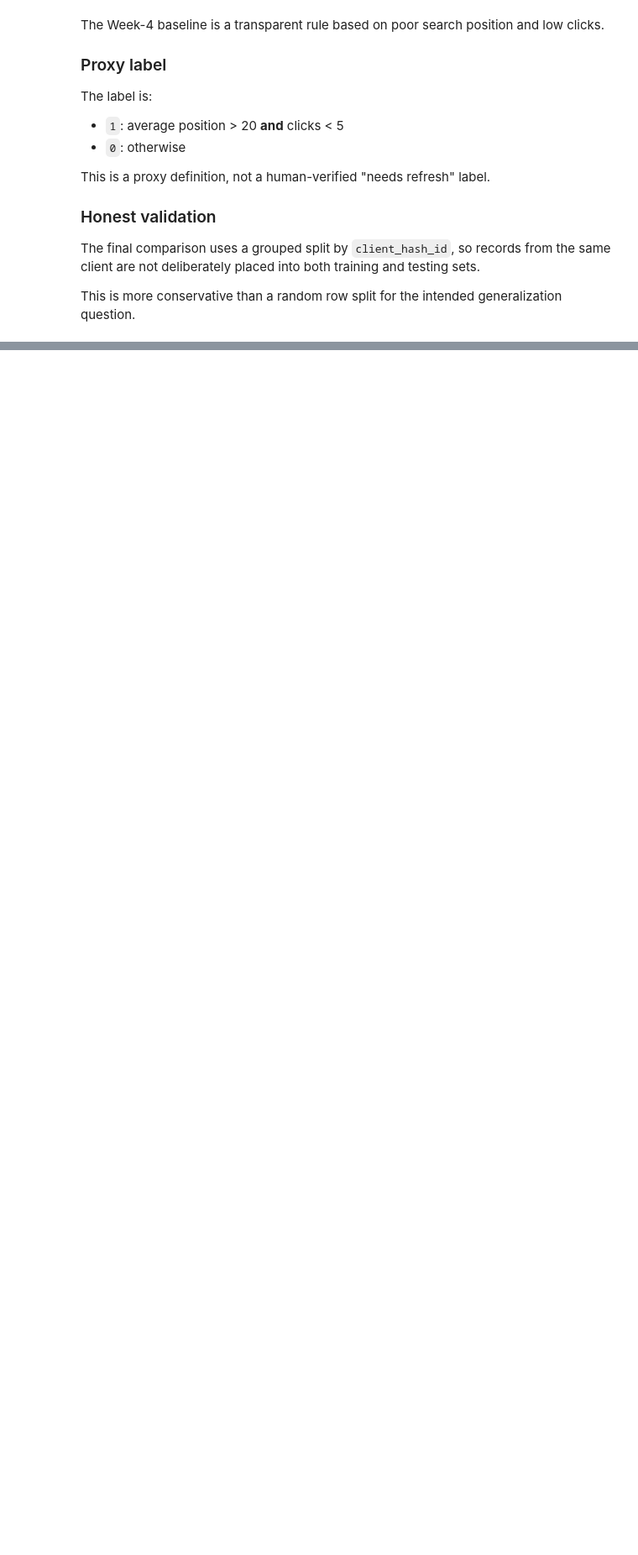
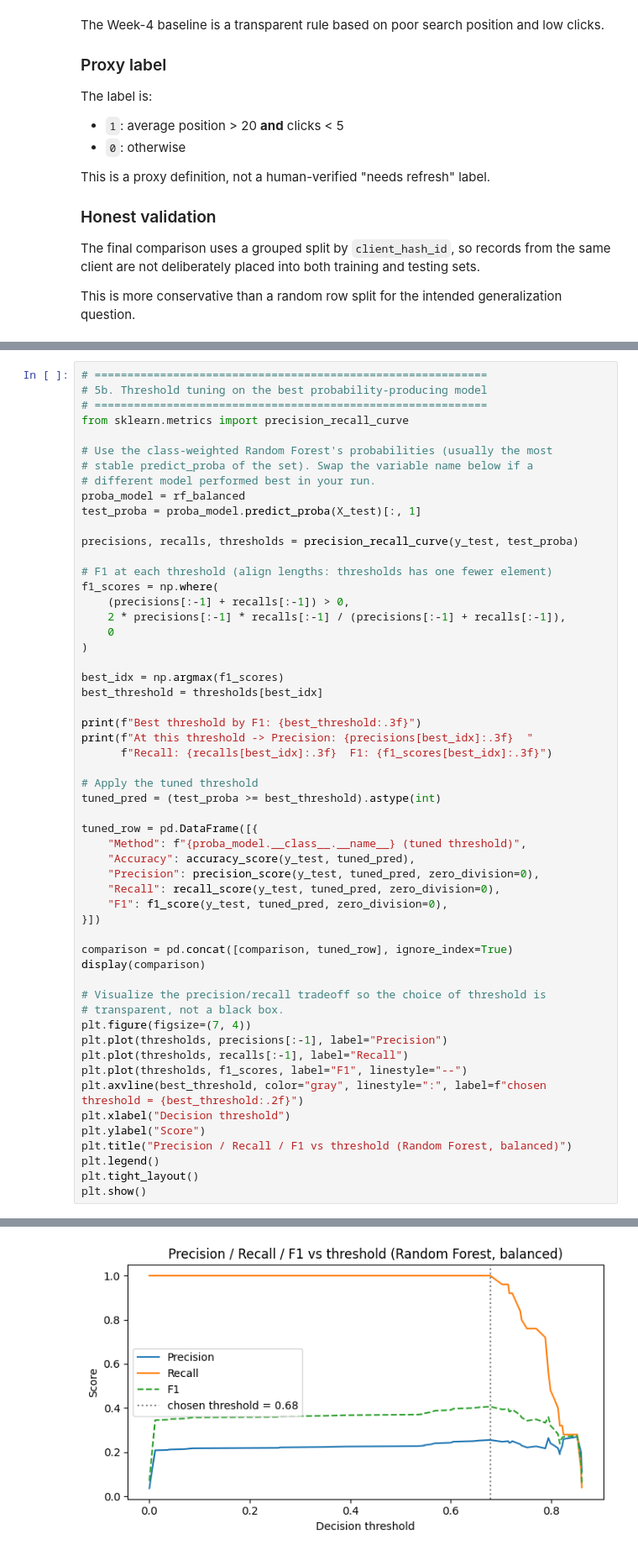
Before and after one commit to yasir-ansari951/flyrank-ml-internship, a Jupyter notebook: work/notebooks/capstone.ipynb, the cells around one changed output, grey strips where cells are left out. Shown at 84% size. Drawn from its saved outputs; the diff is of its cells as text; blank space fills up the shorter version.

```diff
--- a/work/notebooks/capstone.ipynb
+++ b/work/notebooks/capstone.ipynb
@@ -406,0 +450,56 @@ plt.show()
+# %%
+# ============================================================
+# 5b. Threshold tuning on the best probability-producing model
+# ============================================================
+from sklearn.metrics import precision_recall_curve
+
+# Use the class-weighted Random Forest's probabilities (usually the most
+# stable predict_proba of the set). Swap the variable name below if a
+# different model performed best in your run.
+proba_model = rf_balanced
+test_proba = proba_model.predict_proba(X_test)[:, 1]
+
+precisions, recalls, thresholds = precision_recall_curve(y_test, test_proba)
+
+# F1 at each threshold (align lengths: thresholds has one fewer element)
+f1_scores = np.where(
+    (precisions[:-1] + recalls[:-1]) > 0,
+    2 * precisions[:-1] * recalls[:-1] / (precisions[:-1] + recalls[:-1]),
+    0
+)
+
+best_idx = np.argmax(f1_scores)
+best_threshold = thresholds[best_idx]
+
+print(f"Best threshold by F1: {best_threshold:.3f}")
+print(f"At this threshold -> Precision: {precisions[best_idx]:.3f}  "
+      f"Recall: {recalls[best_idx]:.3f}  F1: {f1_scores[best_idx]:.3f}")
+
+# Apply the tuned threshold
+tuned_pred = (test_proba >= best_threshold).astype(int)
+
+tuned_row = pd.DataFrame([{
+    "Method": f"{proba_model.__class__.__name__} (tuned threshold)",
+    "Accuracy": accuracy_score(y_test, tuned_pred),
+    "Precision": precision_score(y_test, tuned_pred, zero_division=0),
+    "Recall": recall_score(y_test, tuned_pred, zero_division=0),
+    "F1": f1_score(y_test, tuned_pred, zero_division=0),
+}])
+
+comparison = pd.concat([comparison, tuned_row], ignore_index=True)
+display(comparison)
+
+# Visualize the precision/recall tradeoff so the choice of threshold is
+# transparent, not a black box.
+plt.figure(figsize=(7, 4))
+plt.plot(thresholds, precisions[:-1], label="Precision")
+plt.plot(thresholds, recalls[:-1], label="Recall")
+plt.plot(thresholds, f1_scores, label="F1", linestyle="--")
+plt.axvline(best_threshold, color="gray", linestyle=":", label=f"chosen threshold = {best_threshold:.2f}")
+plt.xlabel("Decision threshold")
+plt.ylabel("Score")
+plt.title("Precision / Recall / F1 vs threshold (Random Forest, balanced)")
+plt.legend()
+plt.tight_layout()
+plt.show()
+# %% [output]
@@ -407,3 +514,4 @@ plt.show()
+[figure, added]
 # %% [markdown]
 ### Results interpretation
 
```
Also changed, not shown: parts of 22 cells of this notebook.
